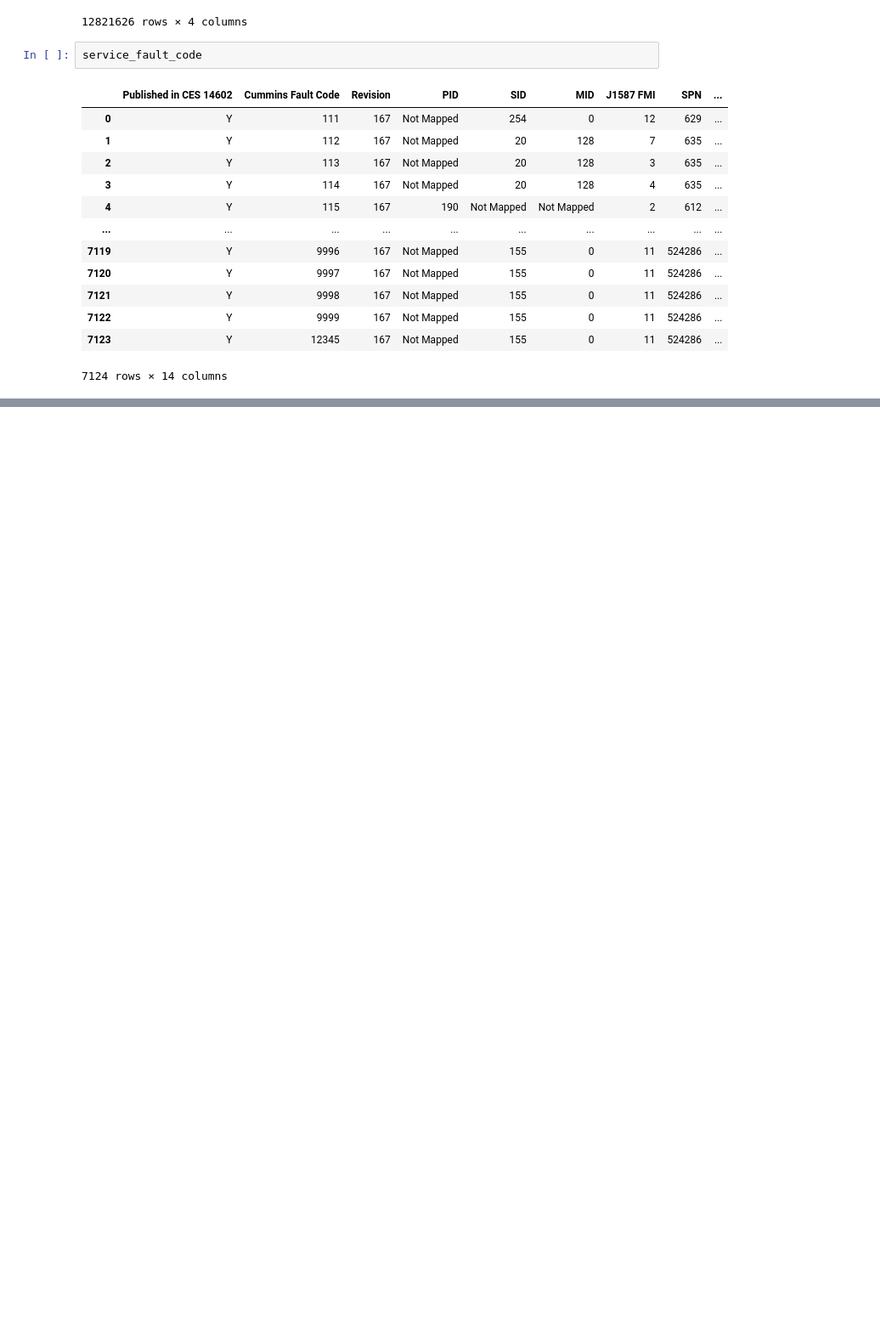
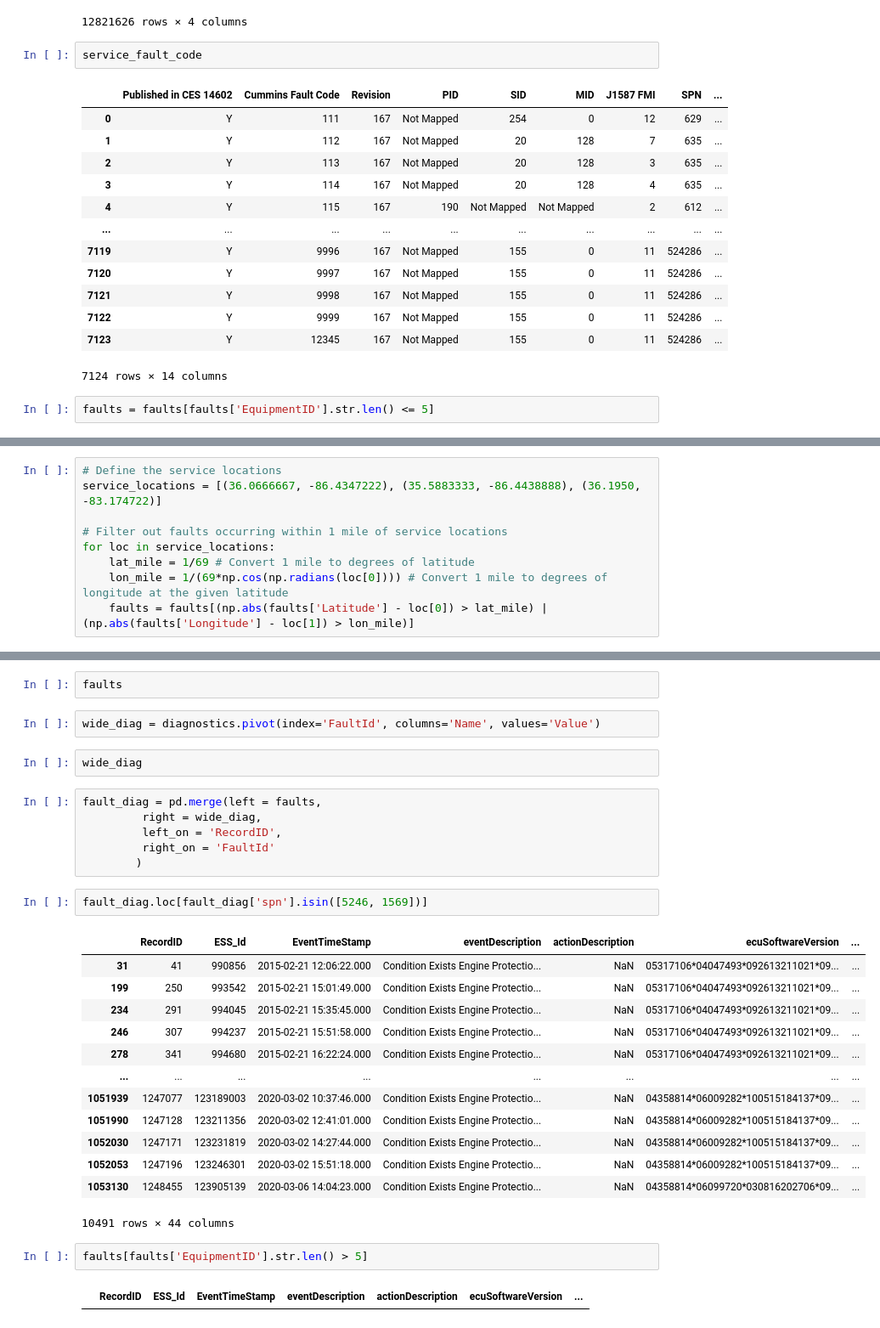
Before and after one commit to ashamaheshwari/big_g_express-predicting-derates, a Jupyter notebook: notebooks/Asha_Maheshwari_Big_G_Express.ipynb, the cells around one changed output, grey strips where cells are left out. Shown: that part at 85% size. Drawn from its saved outputs; the diff is of its cells as text; blank space fills up the shorter version.

```diff
--- a/notebooks/Asha_Maheshwari_Big_G_Express.ipynb
+++ b/notebooks/Asha_Maheshwari_Big_G_Express.ipynb
@@ -52,3 +73,5 @@ service_fault_code
 | 7122 | Y | 9999 | 167 | Not Mapped | 155 | 0 | 11 | 524286 | ... |
 | 7123 | Y | 12345 | 167 | Not Mapped | 155 | 0 | 11 | 524286 | ... |
 7124 rows × 14 columns
+# %%
+faults = faults[faults['EquipmentID'].str.len() <= 5]
@@ -54,0 +94,9 @@ service_fault_code
+# %%
+# Define the service locations
+service_locations = [(36.0666667, -86.4347222), (35.5883333, -86.4438888), (36.1950, -83.174722)]
+
+# Filter out faults occurring within 1 mile of service locations
+for loc in service_locations:
+    lat_mile = 1/69 # Convert 1 mile to degrees of latitude
+    lon_mile = 1/(69*np.cos(np.radians(loc[0]))) # Convert 1 mile to degrees of longitude at the given latitude
+    faults = faults[(np.abs(faults['Latitude'] - loc[0]) > lat_mile) | (np.abs(faults['Longitude'] - loc[1]) > lon_mile)]
@@ -54,0 +138,32 @@ service_fault_code
+# %%
+faults
+# %%
+wide_diag = diagnostics.pivot(index='FaultId', columns='Name', values='Value')
+# %%
+wide_diag
+# %%
+fault_diag = pd.merge(left = faults,
+         right = wide_diag,
+         left_on = 'RecordID',
+         right_on = 'FaultId'
+        )
+# %%
+fault_diag.loc[fault_diag['spn'].isin([5246, 1569])]
+# %% [output]
+|  | RecordID | ESS_Id | EventTimeStamp | eventDescription | actionDescription | ecuSoftwareVersion | ... |
+| 31 | 41 | 990856 | 2015-02-21 12:06:22.000 | Condition Exists Engine Protectio... | NaN | 05317106*04047493*092613211021*09... | ... |
+| 199 | 250 | 993542 | 2015-02-21 15:01:49.000 | Condition Exists Engine Protectio... | NaN | 05317106*04047493*092613211021*09... | ... |
+| 234 | 291 | 994045 | 2015-02-21 15:35:45.000 | Condition Exists Engine Protectio... | NaN | 05317106*04047493*092613211021*09... | ... |
+| 246 | 307 | 994237 | 2015-02-21 15:51:58.000 | Condition Exists Engine Protectio... | NaN | 05317106*04047493*092613211021*09... | ... |
+| 278 | 341 | 994680 | 2015-02-21 16:22:24.000 | Condition Exists Engine Protectio... | NaN | 05317106*04047493*092613211021*09... | ... |
+| ... | ... | ... | ... | ... | ... | ... | ... |
+| 1051939 | 1247077 | 123189003 | 2020-03-02 10:37:46.000 | Condition Exists Engine Protectio... | NaN | 04358814*06009282*100515184137*09... | ... |
+| 1051990 | 1247128 | 123211356 | 2020-03-02 12:41:01.000 | Condition Exists Engine Protectio... | NaN | 04358814*06009282*100515184137*09... | ... |
+| 1052030 | 1247171 | 123231819 | 2020-03-02 14:27:44.000 | Condition Exists Engine Protectio... | NaN | 04358814*06009282*100515184137*09... | ... |
+| 1052053 | 1247196 | 123246301 | 2020-03-02 15:51:18.000 | Condition Exists Engine Protectio... | NaN | 04358814*06009282*100515184137*09... | ... |
+| 1053130 | 1248455 | 123905139 | 2020-03-06 14:04:23.000 | Condition Exists Engine Protectio... | NaN | 04358814*06099720*030816202706*09... | ... |
+10491 rows × 44 columns
+# %%
+faults[faults['EquipmentID'].str.len() > 5]
+# %% [output]
+|  | RecordID | ESS_Id | EventTimeStamp | eventDescription | actionDescription | ecuSoftwareVersion | ... |
```
Also changed, not shown: parts of 8 cells of this notebook.
